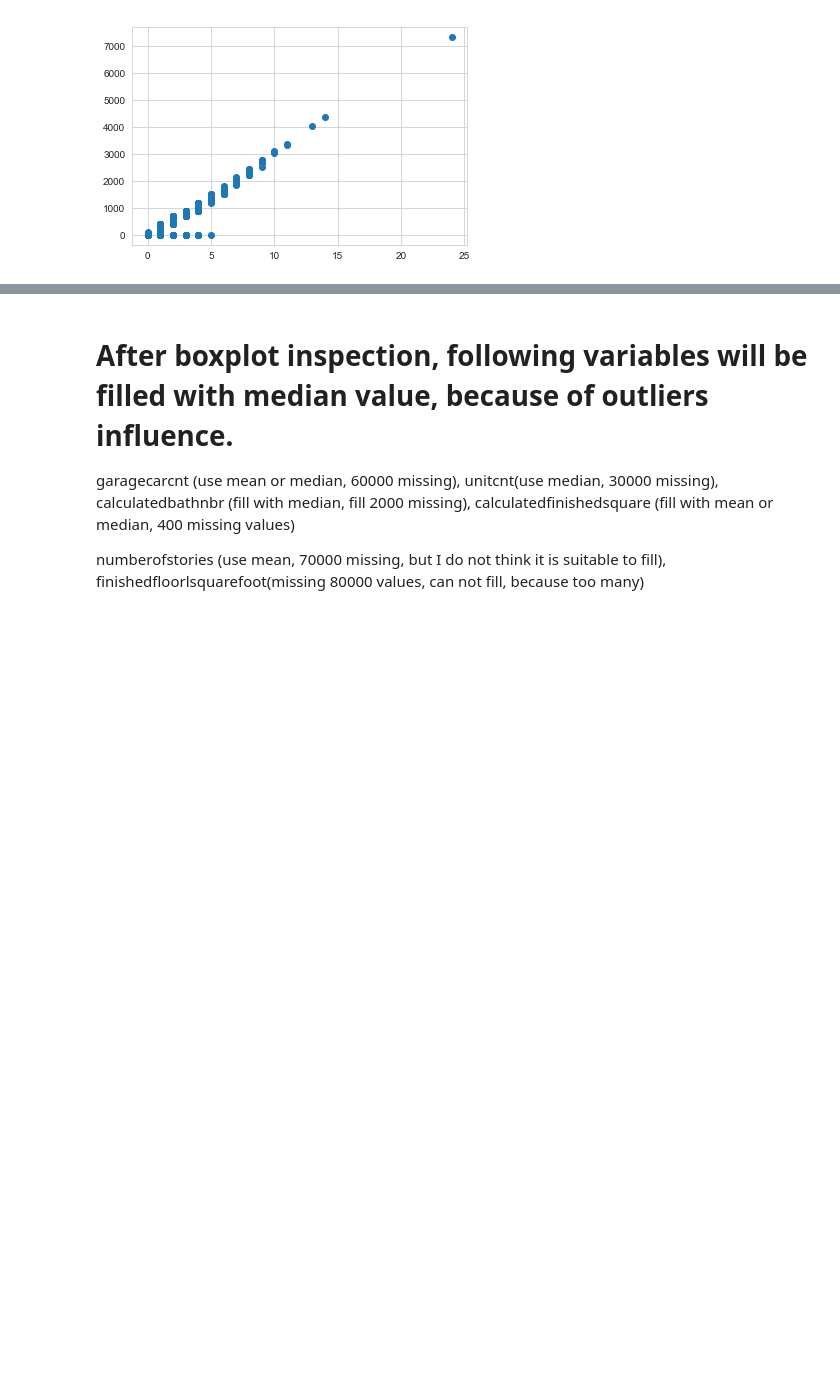
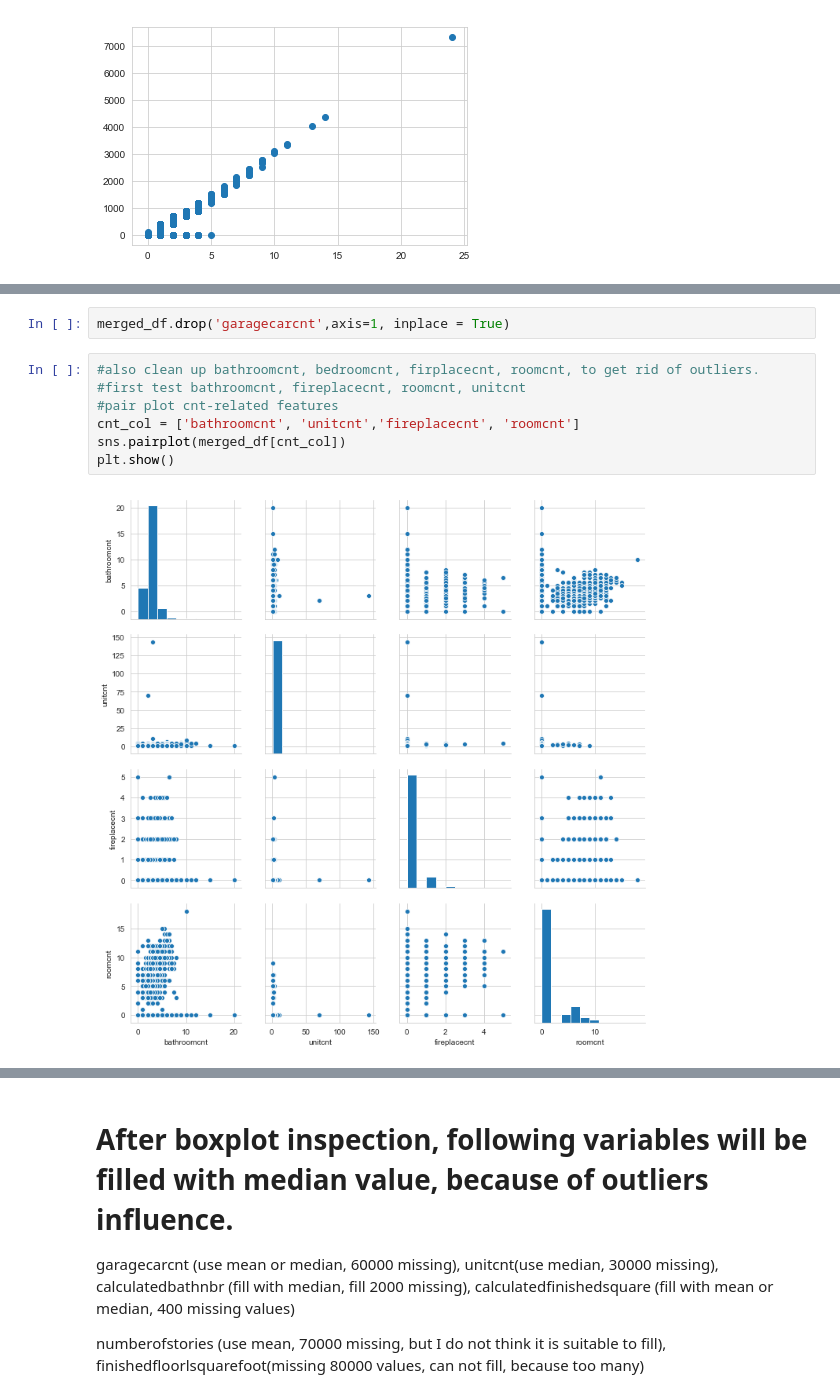
Before and after one commit to Juliet1999Hu/Capstone_project_1, a Jupyter notebook: Data_Cleasing.ipynb, the cells around one changed output, grey strips where cells are left out. Drawn from its saved outputs; the diff is of its cells as text; blank space fills up the shorter version.

```diff
--- a/Data_Cleasing.ipynb
+++ b/Data_Cleasing.ipynb
@@ -365,0 +386,11 @@ plt.show()
+# %%
+merged_df.drop('garagecarcnt',axis=1, inplace = True)
+# %%
+#also clean up bathroomcnt, bedroomcnt, firplacecnt, roomcnt, to get rid of outliers.
+#first test bathroomcnt, fireplacecnt, roomcnt, unitcnt
+#pair plot cnt-related features
+cnt_col = ['bathroomcnt', 'unitcnt','fireplacecnt', 'roomcnt']
+sns.pairplot(merged_df[cnt_col])
+plt.show()
+# %% [output]
+[figure, added]
```
Also changed, not shown: parts of 66 cells of this notebook.
